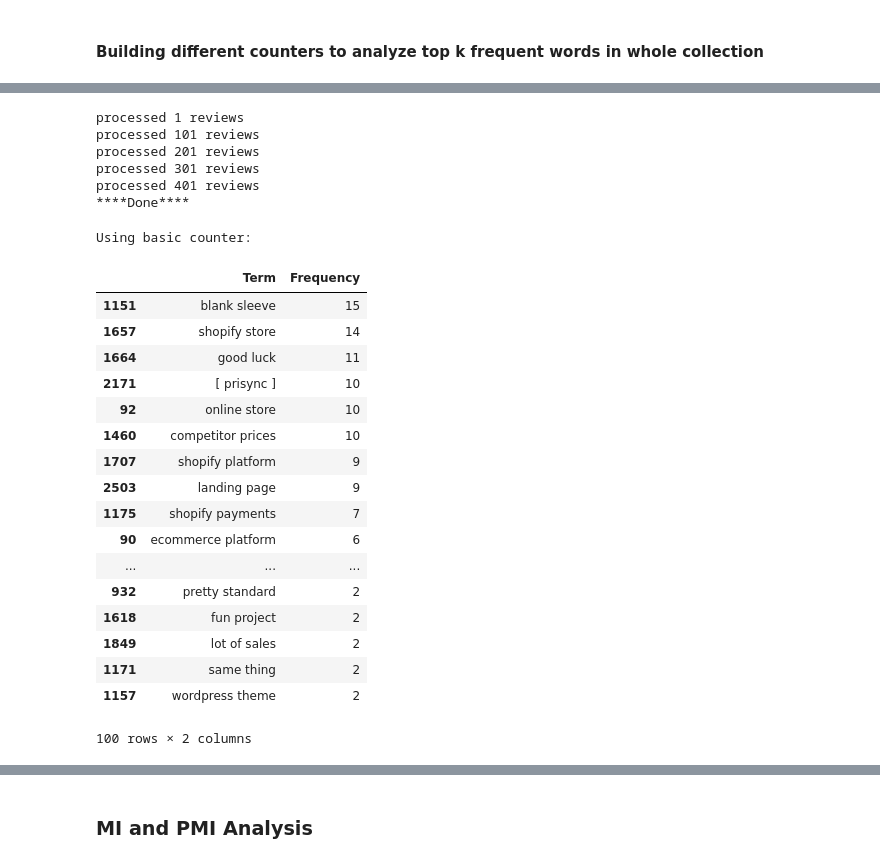
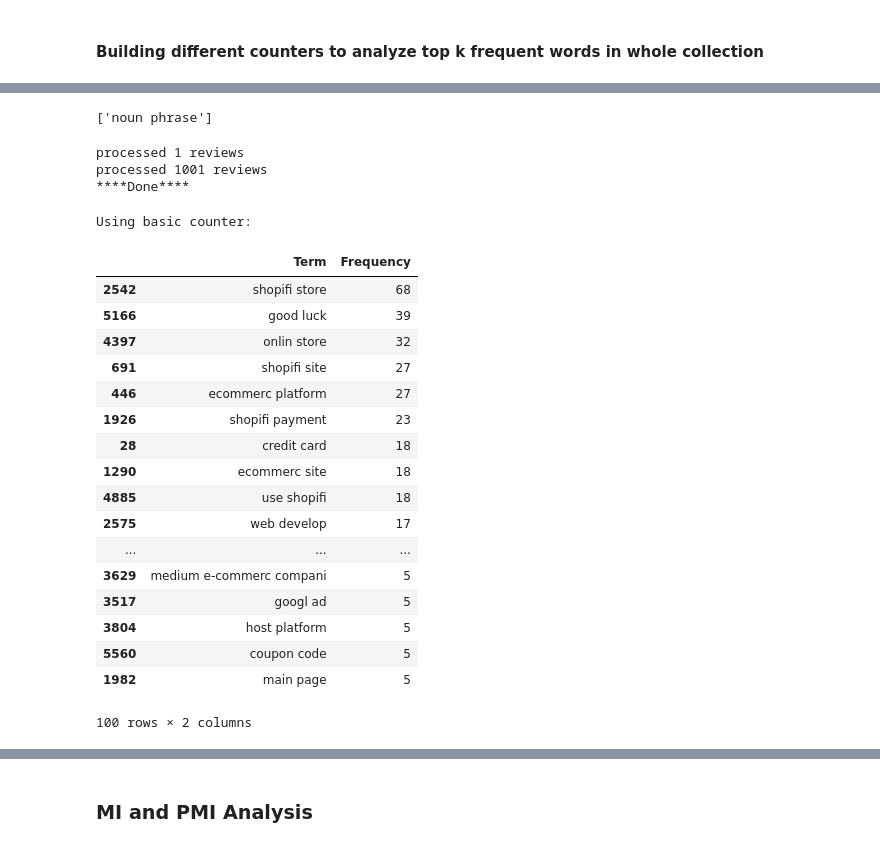
Before and after one commit to ShopifyCapstone/SocialMediaAnalyzer, a Jupyter notebook: Rizk_Jason_Text_Analysis.ipynb, the cells around one changed output, grey strips where cells are left out. Drawn from its saved outputs; the diff is of its cells as text; code cells hidden in the pictures.

```diff
--- a/Rizk_Jason_Text_Analysis.ipynb
+++ b/Rizk_Jason_Text_Analysis.ipynb
@@ -79 +144,6 @@ file_in = '/resources/data/shopify_lower.json'
+# %%
+file_in1 = '/resources/data//reddit_data/RC_2015-04.json'
+file_in2 = '/resources/data//reddit_data/RC_2015-05.json'
+file_in3= '/resources/data//reddit_data/RC_2015-06.json'
+file_in =[file_in1,file_in2,file_in3]
 # %%
@@ -110,3 +185,4 @@ dataDf.shape
 # %%
 #do analysis on a copy of the orginal text
-dataDf['bodyCopy'] =dataDf['body']
+copyDf = dataDf.copy()
+dataDf['bodyCopy'] =copyDf['body']
@@ -129,6 +207,9 @@ for cid,comment in enumerate(dataDf['bodyCopy']):
     if (len(re.findall(URL_REGEX_1,comment))>0):
         dataDf['bodyCopy'][cid] = re.sub(URL_REGEX_1,'WEBSITE_FILLER',comment)
         #print(dataDf['bodyCopy'][cid])
+
+# 2nd loop to check if post meets requirements after subbing in URL FILLER
+for cid,comment in enumerate(dataDf['bodyCopy']):
     #only keep comments with links if they mention shopify w/o it occuring in link
     if (len(re.findall(SHOPIFY_REGEX,comment))>0):
             #remove any post with 'Hiring' or 'Recent Submission History'
@@ -183,4 +263,8 @@ sbStem = SnowballStemmer("english")
 #wnLemm.lemmatize(word)
+# %%
+get_nounPhrases("nOUN pHRASE", minWordLength = 2)
+# %% [output]
+['noun phrase']
 # %%
 #Count the frequency of words
 from collections import Counter
@@ -189,22 +273,16 @@ from collections import Counter
 import re
 #A regular expression (or RE) specifies a set of strings that matches it
 #A formal language for specifying strings
-counter_basic = Counter()
-counter_stem = Counter()
-counter_lemm = Counter()
+counter = Counter()
 for rnumb,comment in enumerate(commentKeepDf['bodyCopy']):
         #add the word in its lowercase form to the counter Container if it is not a stop word and is greather than 2 characters
-        counter_basic.update([(word.lower()) for word in extract_candidate_chunks(comment)  if word.lower() not in stop and len(word) > 2 and len(word.split())>1])
-        counter_stem.update([sbStem.stem(word.lower()) for word in extract_candidate_chunks(comment)  if word.lower() not in stop and len(word) > 2 and len(word.split())>1])
-        counter_lemm.update([wnLemm.lemmatize(word.lower()) for word in extract_candidate_chunks(comment)  if word.lower() not in stop and len(word) > 2 and len(word.split())>1])
-        if (rnumb % 100 == 1):
+        counter.update([(word.lower()) for word in get_nounPhrases(comment, minWordLength = 2) if word.lower() not in stop])
+        #print(get_nounPhrases(comment))
+        if (rnumb % 1000 == 1):
             print("processed %d reviews" % (rnumb))
 
 print("****Done****")
 # %% [output]
 processed 1 reviews
-processed 101 reviews
-processed 201 reviews
-processed 301 reviews
-processed 401 reviews
+processed 1001 reviews
 ****Done****
@@ -211,25 +291,25 @@ processed 401 reviews
 # %%
 k = 100
 print("Using basic counter: ")
-top_k_b_df =pandas.DataFrame([[key,value] for key,value in counter_basic.items()],columns=['Term','Frequency'])
-top_k_b_df.sort_values('Frequency', axis=0, ascending=False).head(k)
+top_k_df =pandas.DataFrame([[key,value] for key,value in counter.items()],columns=['Term','Frequency'])
+top_k_df.sort_values('Frequency', axis=0, ascending=False).head(k)
 # %% [output]
 Using basic counter:
 |  | Term | Frequency |
-| 1151 | blank sleeve | 15 |
-| 1657 | shopify store | 14 |
-| 1664 | good luck | 11 |
-| 2171 | [ prisync ] | 10 |
-| 92 | online store | 10 |
-| 1460 | competitor prices | 10 |
-| 1707 | shopify platform | 9 |
-| 2503 | landing page | 9 |
-| 1175 | shopify payments | 7 |
-| 90 | ecommerce platform | 6 |
+| 2542 | shopifi store | 68 |
+| 5166 | good luck | 39 |
+| 4397 | onlin store | 32 |
+| 691 | shopifi site | 27 |
+| 446 | ecommerc platform | 27 |
+| 1926 | shopifi payment | 23 |
+| 28 | credit card | 18 |
+| 1290 | ecommerc site | 18 |
+| 4885 | use shopifi | 18 |
+| 2575 | web develop | 17 |
 | ... | ... | ... |
-| 932 | pretty standard | 2 |
-| 1618 | fun project | 2 |
-| 1849 | lot of sales | 2 |
-| 1171 | same thing | 2 |
-| 1157 | wordpress theme | 2 |
+| 3629 | medium e-commerc compani | 5 |
+| 3517 | googl ad | 5 |
+| 3804 | host platform | 5 |
+| 5560 | coupon code | 5 |
+| 1982 | main page | 5 |
 100 rows × 2 columns
```
Also changed, not shown: parts of 45 cells of this notebook.
